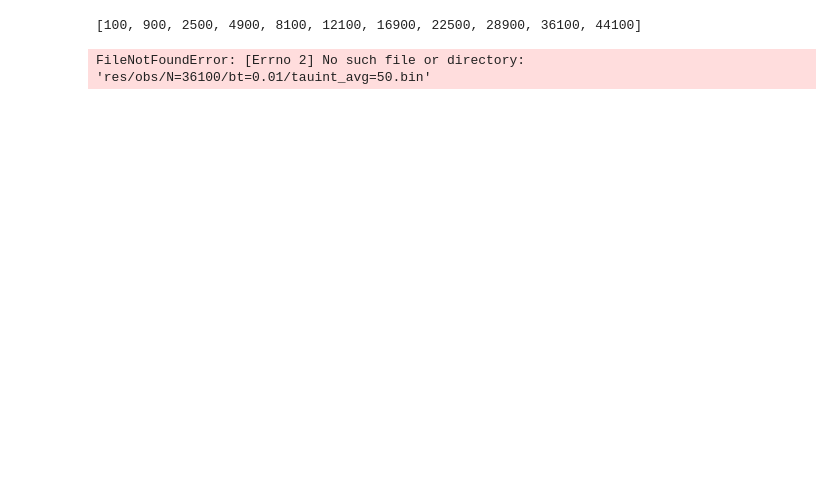
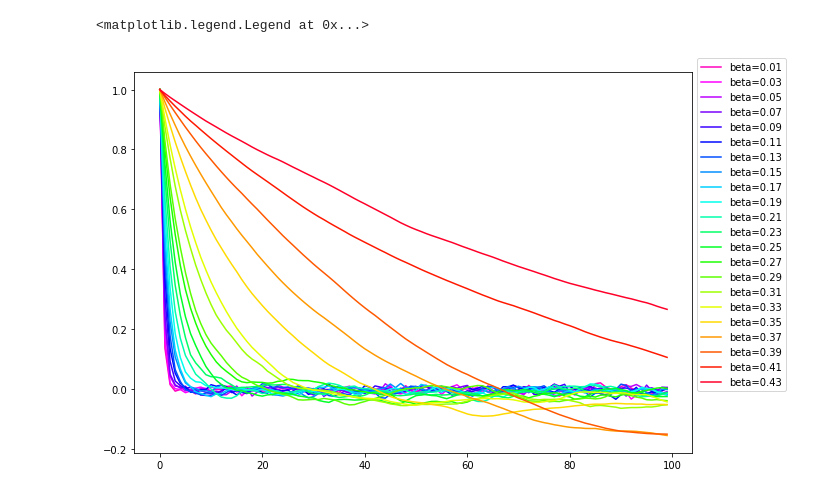
Before and after one commit to giulioiannelli/ising-model, a Jupyter notebook: tools/acf_visualiser.ipynb, the cells around one changed output. Cells and saved outputs as stored; diff of their text form; code cells hidden in the pictures; blank space fills up the shorter version.

```diff
--- a/tools/acf_visualiser.ipynb
+++ b/tools/acf_visualiser.ipynb
@@ -32,29 +32,27 @@ betalst = np.arange(df['b_m'][0], df['b_M'][0], df['b_s'][0])
 color = plt.cm.rainbow(np.linspace(0, 1, len(Nlst)))
 norm = mpc.Normalize(vmin=min(betalst), vmax=max(betalst))
 cmap = plt.cm.gist_rainbow_r
-# %%
-Nlst
-# %% [output]
-[100, 900, 2500, 4900, 8100, 12100, 16900, 22500, 28900, 36100, 44100]
 # %%
-N = 36100
+N = 400
 m = plt.cm.ScalarMappable(norm=norm, cmap=cmap)
 tauint = []
+plt.figure(figsize=(10, 7))
 for beta in betalst:
-    pth = f"res/obs/N={N:d}/bt={beta:.2g}/tauint_avg=50.bin"
+    pth = f"res/obs/N={N:d}-{df['_m_init'][0]}-{df['_m_upd'][0]}/bt={beta:.2g}/tauint_avg={df['Navg'][0]:d}.bin"
     tauint.append([1/beta, np.fromfile(pth, dtype=np.double)[0]])
-    pth = f"res/obs/N={N:d}/bt={beta:.2g}/ACF_avg={df['Navg'][0]:d}.bin"
+    pth = f"res/obs/N={N:d}-{df['_m_init'][0]}-{df['_m_upd'][0]}/bt={beta:.2g}/ACF_avg={df['Navg'][0]:d}.bin"
     acf = np.fromfile(pth, dtype=np.double)
-    plt.plot(acf[1:100], '-', color=m.to_rgba(beta), label=fr"beta={beta:.3g}")
+    plt.plot(acf[:100], '-', color=m.to_rgba(beta), label=fr"beta={beta:.3g}")
 # plt.xlim(0, 100)
 # plt.ylim()
-plt.figure(figsize=10)
 handles, labels = plt.gca().get_legend_handles_labels()
 newLabels, newHandles = [], []
 for handle, label in zip(handles, labels):
   if label not in newLabels:
     newLabels.append(label)
     newHandles.append(handle)
 plt.legend(newHandles, newLabels, bbox_to_anchor=(1.0, 1.05))
+# plt.yscale('log')
 # %% [output]
-FileNotFoundError: [Errno 2] No such file or directory: 'res/obs/N=36100/bt=0.01/tauint_avg=50.bin'
+<matplotlib.legend.Legend at 0x...>
+[figure, added]
```
Also changed, not shown: parts of 5 cells of this notebook, 13 other files.
